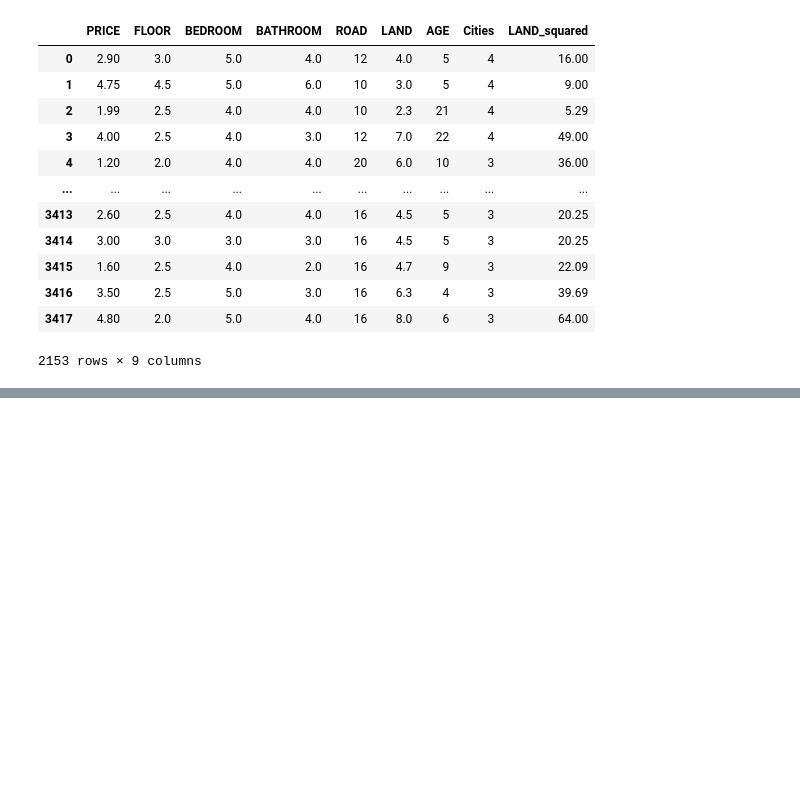
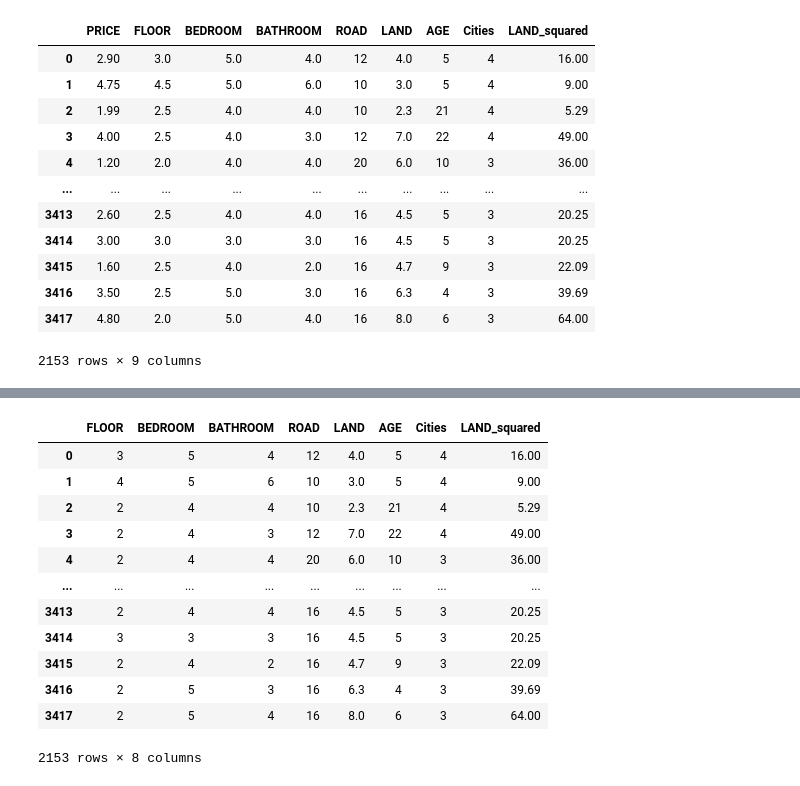
Before and after one commit to kushal1o1/RealEstate, a Jupyter notebook: ai/main.ipynb, the cells around one changed output, grey strips where cells are left out. Drawn from its saved outputs; the diff is of its cells as text; code cells hidden in the pictures; blank space fills up the shorter version.

```diff
--- a/ai/main.ipynb
+++ b/ai/main.ipynb
@@ -507,3 +507,7 @@ clean_data
 | 3416 | 3.50 | 2.5 | 5.0 | 3.0 | 16 | 6.3 | 4 | 3 | 39.69 |
 | 3417 | 4.80 | 2.0 | 5.0 | 4.0 | 16 | 8.0 | 6 | 3 | 64.00 |
 2153 rows × 9 columns
+# %%
+clean_data['FLOOR'] = clean_data['FLOOR'].astype(int)
+clean_data['BEDROOM'] = clean_data['BEDROOM'].astype(int)
+clean_data['BATHROOM'] = clean_data['BATHROOM'].astype(int)
@@ -509,0 +516,5 @@ clean_data
+# %%
+scaler = StandardScaler()
+
+x = clean_data.drop(columns=["PRICE"])
+y = clean_data["PRICE"]
@@ -509,0 +754,16 @@ clean_data
+# %%
+x
+# %% [output]
+|  | FLOOR | BEDROOM | BATHROOM | ROAD | LAND | AGE | Cities | LAND_squared |
+| 0 | 3 | 5 | 4 | 12 | 4.0 | 5 | 4 | 16.00 |
+| 1 | 4 | 5 | 6 | 10 | 3.0 | 5 | 4 | 9.00 |
+| 2 | 2 | 4 | 4 | 10 | 2.3 | 21 | 4 | 5.29 |
+| 3 | 2 | 4 | 3 | 12 | 7.0 | 22 | 4 | 49.00 |
+| 4 | 2 | 4 | 4 | 20 | 6.0 | 10 | 3 | 36.00 |
+| ... | ... | ... | ... | ... | ... | ... | ... | ... |
+| 3413 | 2 | 4 | 4 | 16 | 4.5 | 5 | 3 | 20.25 |
+| 3414 | 3 | 3 | 3 | 16 | 4.5 | 5 | 3 | 20.25 |
+| 3415 | 2 | 4 | 2 | 16 | 4.7 | 9 | 3 | 22.09 |
+| 3416 | 2 | 5 | 3 | 16 | 6.3 | 4 | 3 | 39.69 |
+| 3417 | 2 | 5 | 4 | 16 | 8.0 | 6 | 3 | 64.00 |
+2153 rows × 8 columns
```
Also changed, not shown: parts of 19 cells of this notebook.
